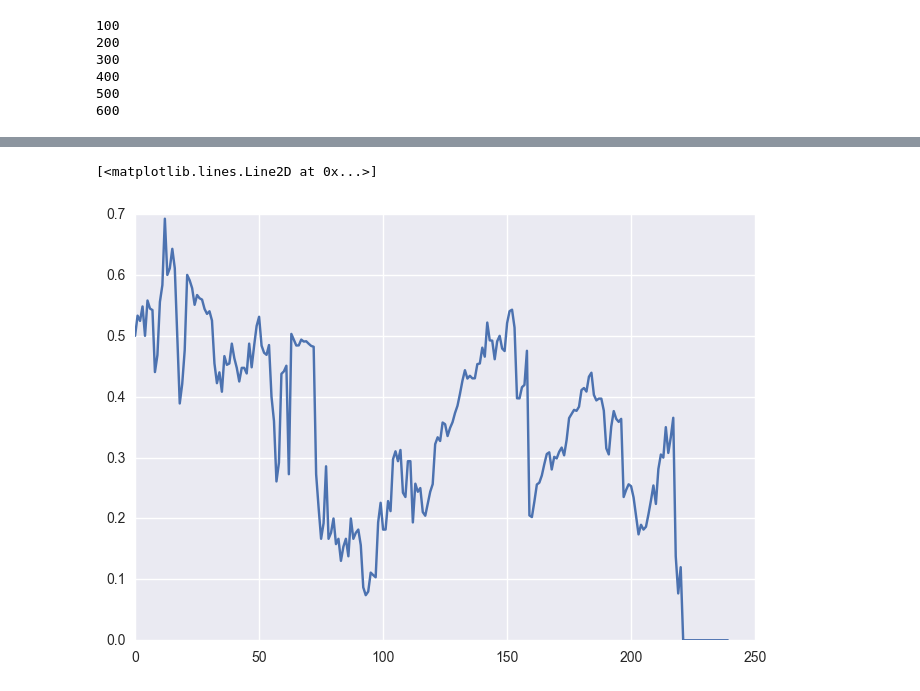
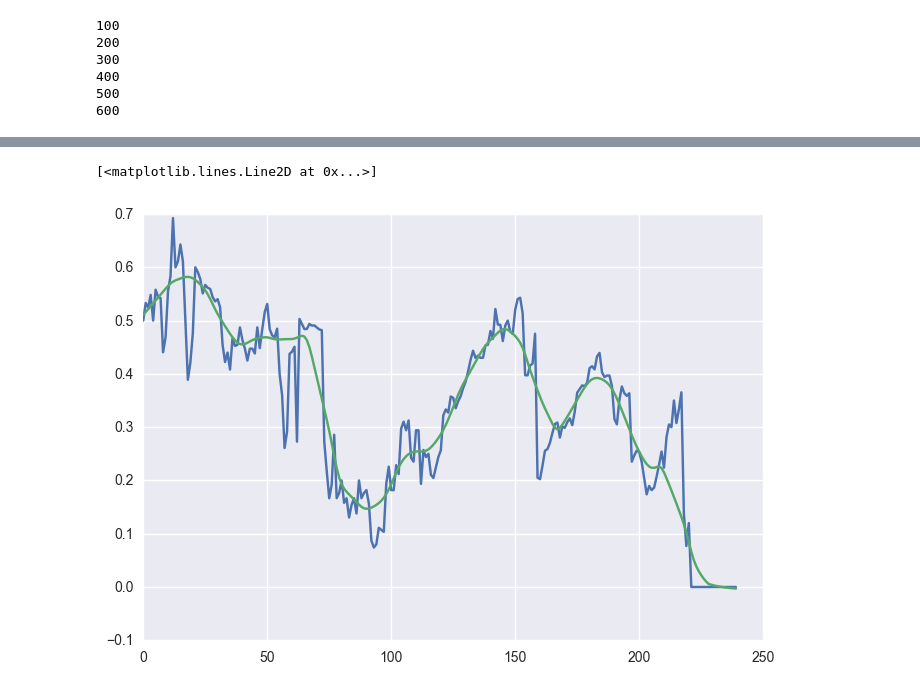
Before and after one commit to deepak-karkala/articles, a Jupyter notebook: cricket_sabermetrics/win_expectancy.ipynb, the cells around one changed output, grey strips where cells are left out. Drawn from its saved outputs; the diff is of its cells as text; code cells hidden in the pictures.

```diff
--- a/cricket_sabermetrics/win_expectancy.ipynb
+++ b/cricket_sabermetrics/win_expectancy.ipynb
@@ -110,3 +117,5 @@ for m in df['match_id'].unique():
 400
 500
 600
+# %%
+we = numTeamChaseWin/numOccurrences
@@ -171,5 +310,8 @@ for m in [1]: #df['match_id'].unique():
+# %%
+filtered = lowess(we1, range(len(we1)), is_sorted=True, frac=0.1)
 # %%
 plt.plot(we1)
+plt.plot(range(len(filtered)), filtered[:,1])
 # %% [output]
 [<matplotlib.lines.Line2D at 0x...>]
-[figure, old version]
+[figure, new version]
```
Also changed, not shown: parts of 9 cells of this notebook.
